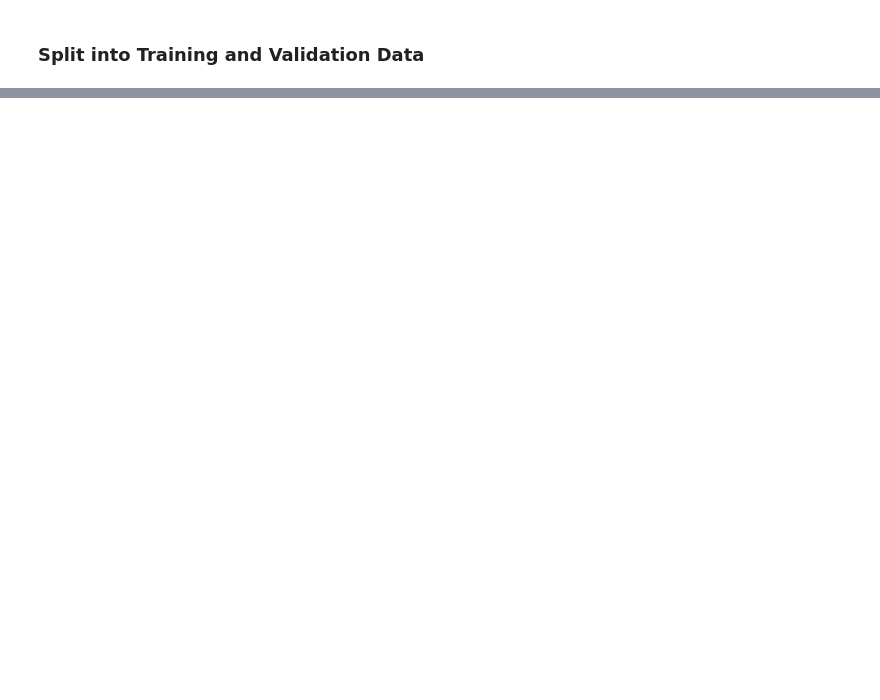
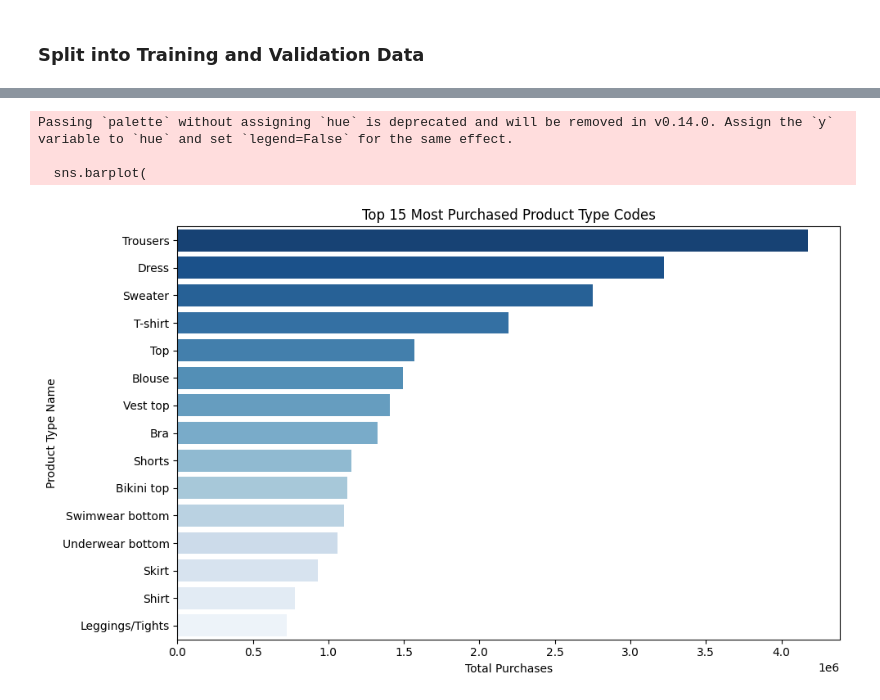
Before and after one commit to GayathriRenganathan/hm-fashion-recommendation, a Jupyter notebook: notebooks/data_cleaning.ipynb, the cells around one changed output, grey strips where cells are left out. Drawn from its saved outputs; the diff is of its cells as text; code cells hidden in the pictures; blank space fills up the shorter version.

```diff
--- a/notebooks/data_cleaning.ipynb
+++ b/notebooks/data_cleaning.ipynb
@@ -469,0 +547,42 @@ Parquet files successfully saved in 'input/cleaned'!
+# %%
+#  lookup dictionary mapping product_type_no -> product_type_name
+typeno_to_name = (
+    articles_df[['product_type_no', 'product_type_name']]
+    .drop_duplicates()
+    .set_index('product_type_no')['product_type_name']
+    .to_dict()
+)
+
+#  Map  cleaned train_articles to get the numeric code from article_id
+article_to_typeno_map = train_articles.set_index('article_id')['product_type_no'].to_dict()
+
+#Map onto transactions and get value counts
+product_type_counts = (
+    train_transactions['article_id']
+    .map(article_to_typeno_map)
+    .map(typeno_to_name)
+    .value_counts()
+    .reset_index(name='count')
+    .sort_values(by='count', ascending=False)
+)
+
+# Take the top 15 most frequent product type numbers
+top_15_types = product_type_counts.head(15)
+
+plt.figure(figsize=(10, 6))
+sns.barplot(
+    data=top_15_types,
+    x='count',
+    y='article_id',
+    palette='Blues_r'
+)
+plt.title('Top 15 Most Purchased Product Type Codes')
+plt.xlabel('Total Purchases')
+plt.ylabel('Product Type Name')
+plt.tight_layout()
+plt.show()
+# %% [output]
+Passing `palette` without assigning `hue` is deprecated and will be removed in v0.14.0. Assign the `y` variable to `hue` and set `legend=False` for the same effect.
+
+  sns.barplot(
+[figure, added]
```
Also changed, not shown: parts of 29 cells of this notebook, 10 other files.
